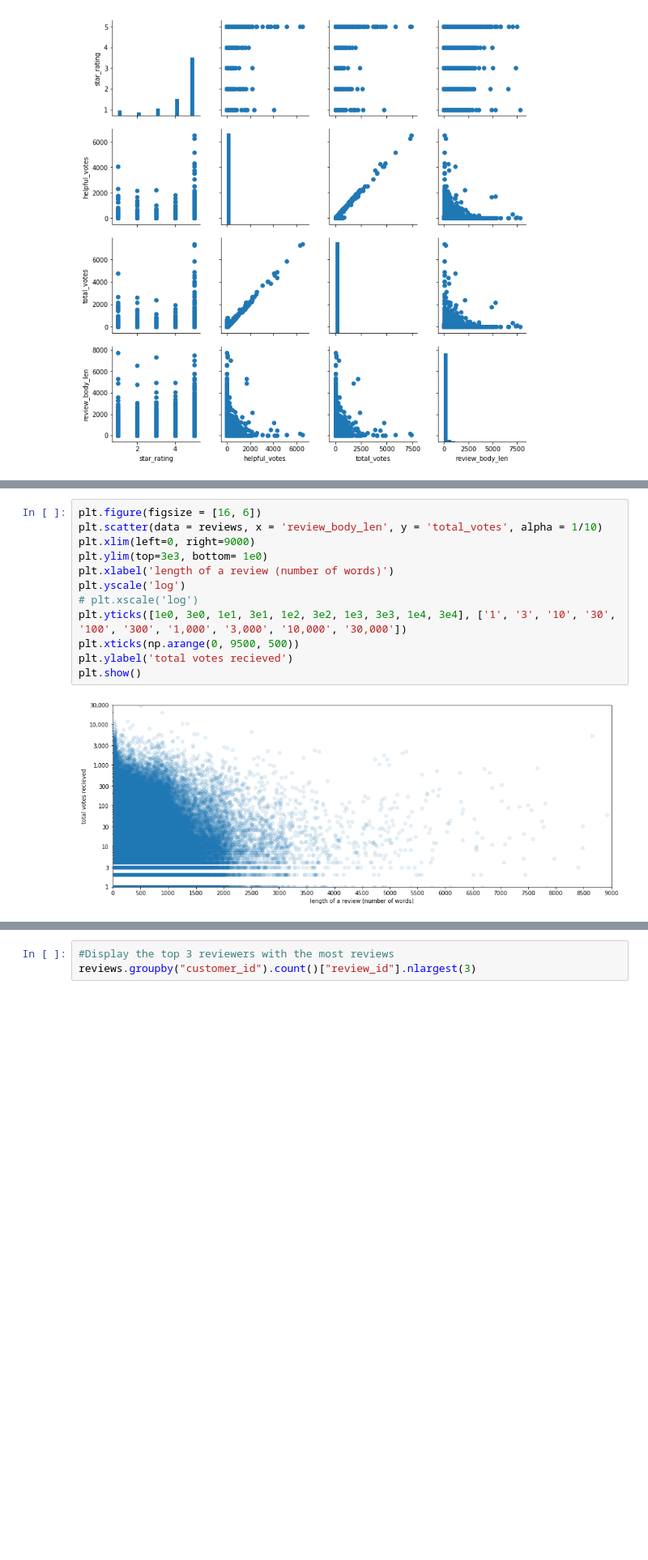
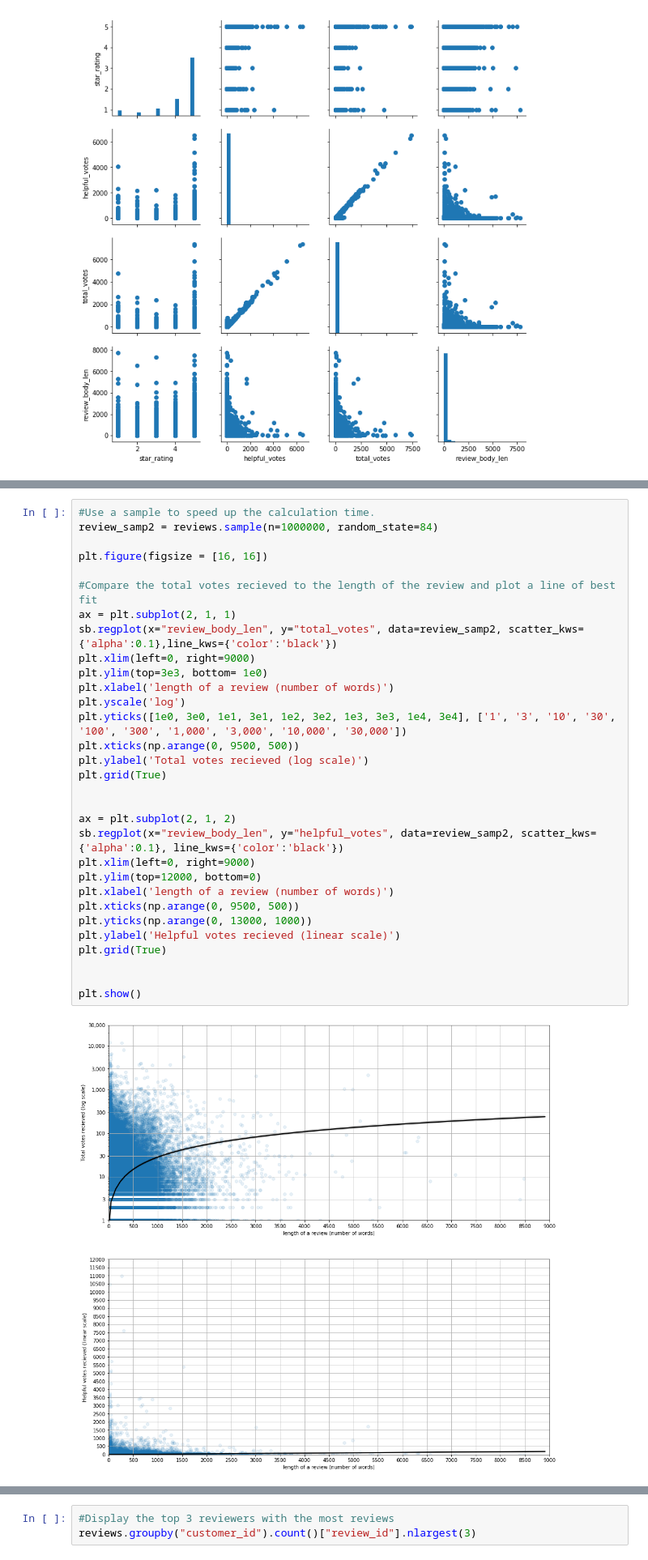
Before and after one commit to ElectricKea/CommunicateFindings_Udacity_Project, a Jupyter notebook: exploration.ipynb, the cells around one changed output, grey strips where cells are left out. Shown at 81% size. Saved outputs shown, nothing was run; the diff lists cells and outputs as text; blank space fills up the shorter version.

```diff
--- a/exploration.ipynb
+++ b/exploration.ipynb
@@ -670,14 +714,33 @@ plt.show();
 # %%
-plt.figure(figsize = [16, 6])
-plt.scatter(data = reviews, x = 'review_body_len', y = 'total_votes', alpha = 1/10)
+#Use a sample to speed up the calculation time.
+review_samp2 = reviews.sample(n=1000000, random_state=84)
+
+plt.figure(figsize = [16, 16])
+
+#Compare the total votes recieved to the length of the review and plot a line of best fit
+ax = plt.subplot(2, 1, 1)
+sb.regplot(x="review_body_len", y="total_votes", data=review_samp2, scatter_kws={'alpha':0.1},line_kws={'color':'black'})
 plt.xlim(left=0, right=9000)
 plt.ylim(top=3e3, bottom= 1e0)
 plt.xlabel('length of a review (number of words)')
 plt.yscale('log')
-# plt.xscale('log')
 plt.yticks([1e0, 3e0, 1e1, 3e1, 1e2, 3e2, 1e3, 3e3, 1e4, 3e4], ['1', '3', '10', '30', '100', '300', '1,000', '3,000', '10,000', '30,000'])
 plt.xticks(np.arange(0, 9500, 500))
-plt.ylabel('total votes recieved')
+plt.ylabel('Total votes recieved (log scale)')
+plt.grid(True)
+
+
+ax = plt.subplot(2, 1, 2)
+sb.regplot(x="review_body_len", y="helpful_votes", data=review_samp2, scatter_kws={'alpha':0.1}, line_kws={'color':'black'})
+plt.xlim(left=0, right=9000)
+plt.ylim(top=12000, bottom=0)
+plt.xlabel('length of a review (number of words)')
+plt.xticks(np.arange(0, 9500, 500))
+plt.yticks(np.arange(0, 13000, 1000))
+plt.ylabel('Helpful votes recieved (linear scale)')
+plt.grid(True)
+
+
 plt.show()
 # %% [output]
-[figure, old version]
+[figure, new version]
```
Also changed, not shown: parts of 33 cells of this notebook, 1 other file.
